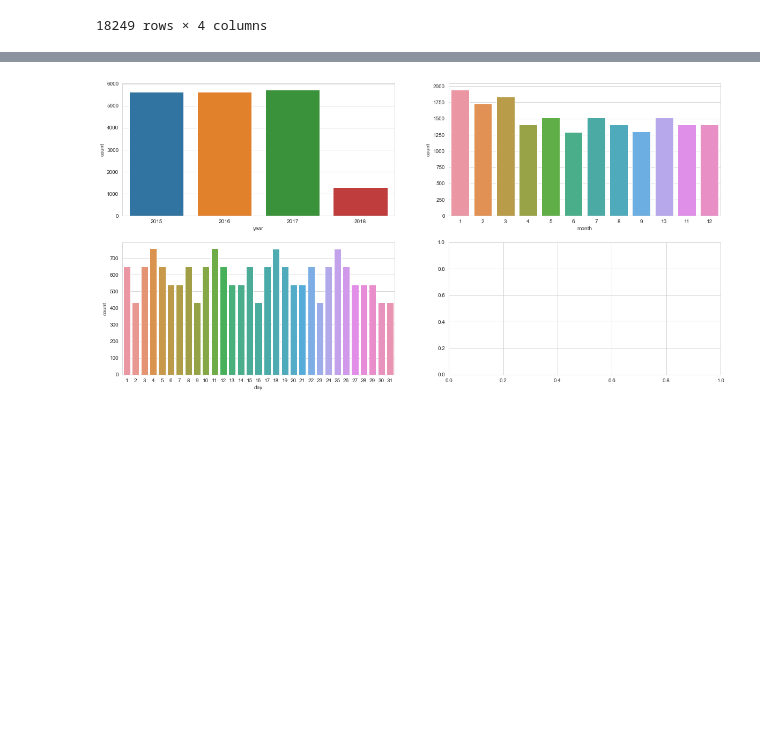
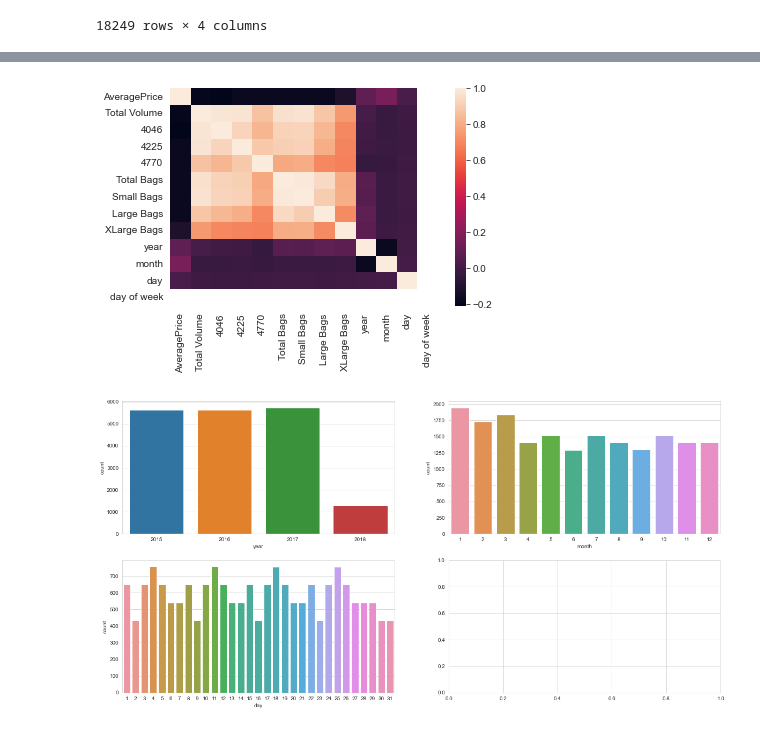
Before and after one commit to carsonxie/Cub-ML-projects, a Jupyter notebook: c1 Supervised Learning method/project 1 report.ipynb, the cells around one changed output, grey strips where cells are left out. Saved outputs shown, nothing was run; the diff lists cells and outputs as text; code cells hidden in the pictures; blank space fills up the shorter version.

```diff
--- a/c1 Supervised Learning method/project 1 report.ipynb
+++ b/c1 Supervised Learning method/project 1 report.ipynb
@@ -104,3 +126,7 @@ df[dates]
+# %%
+sns.heatmap(df.corr());
+# %% [output]
+[figure, added]
 # %%
 fig, ax = plt.subplots(2,2, figsize=(20,10))
 
```
Also changed, not shown: parts of 10 cells of this notebook.
